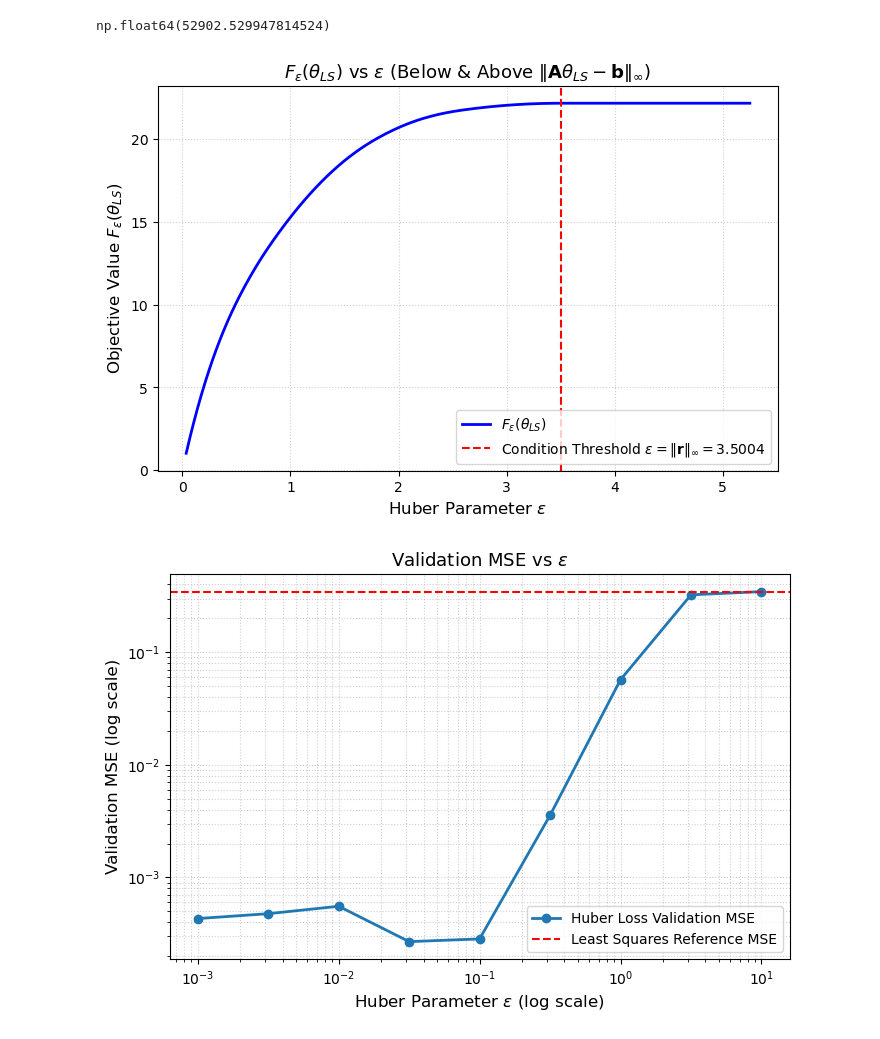
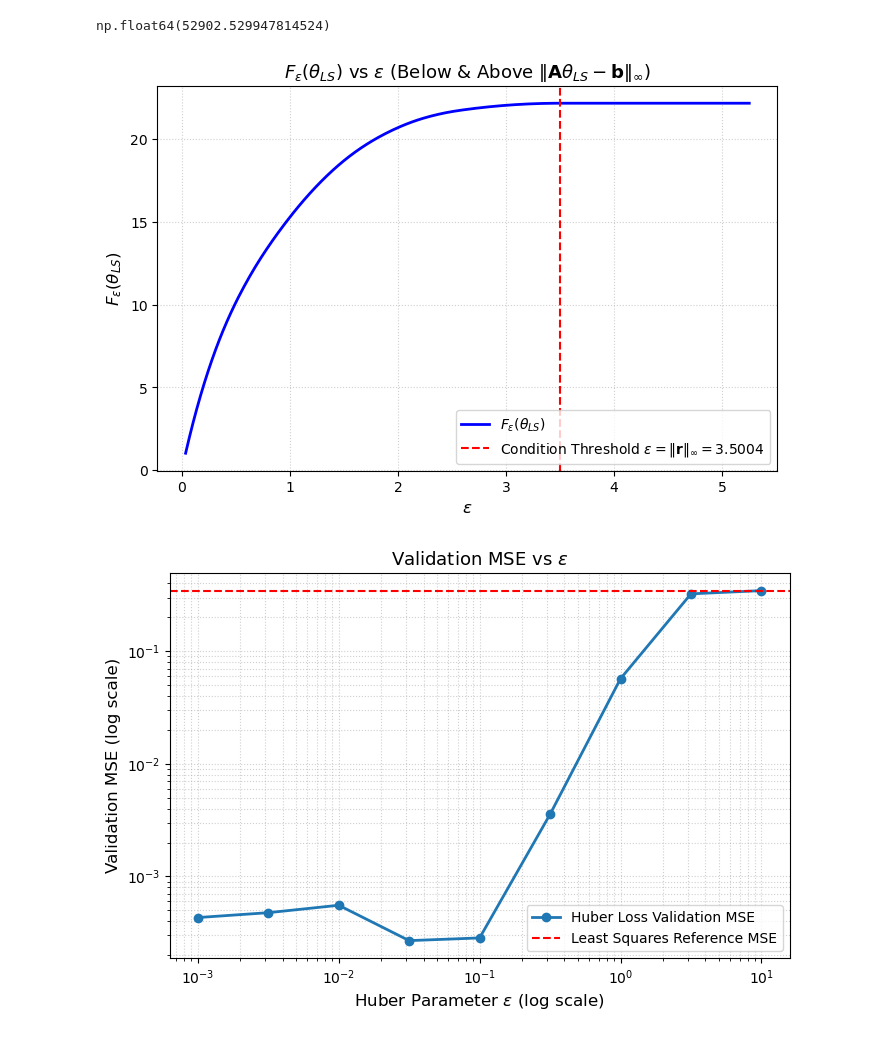
Before and after one commit to db423/Optimisation, a Jupyter notebook: Optimisation_coursework/cw.ipynb, the cells around one changed output. Saved outputs shown, nothing was run; the diff lists cells and outputs as text; code cells hidden in the pictures.

```diff
--- a/Optimisation_coursework/cw.ipynb
+++ b/Optimisation_coursework/cw.ipynb
@@ -116,36 +116,36 @@ res = A @ theta_ls - b
 max_res = np.max(np.abs(res))  # ||A*theta_LS - b||_infty
 
 # 3. Create a range of epsilon values (from slightly above 0 to max_res * 1.5)
 eps_values = np.linspace(0.01 * max_res, 1.5 * max_res, 300)
 f_values = []
 
 # 4. Compute F_eps(theta_LS) for each epsilon
 for eps in eps_values:
     # Sum Huber loss across all residual elements
     F_eps = np.sum(huber_loss(res, eps))
     f_values.append(F_eps)
 
 # 5. Distance from the condition: (max_res - epsilon)
 # Positive distance = epsilon is BELOW the condition (epsilon < max_res)
 # Negative distance = epsilon is ABOVE the condition (epsilon > max_res)
 distance_from_condition = max_res - eps_values
 
 # --- Plotting ---
 plt.figure(figsize=(8, 5))
 plt.plot(eps_values, f_values, label=r'$F_\epsilon(\theta_{LS})$', color='blue', linewidth=2)
 
 # Vertical line at the threshold epsilon = ||A*theta_LS - b||_infty
 plt.axvline(x=max_res, color='red', linestyle='--',
             label=rf'Condition Threshold $\epsilon = \|\mathbf{{r}}\|_{{\infty}} = {max_res:.4f}$')
 
-plt.xlabel(r'Huber Parameter $\epsilon$', fontsize=12)
-plt.ylabel(r'Objective Value $F_\epsilon(\theta_{LS})$', fontsize=12)
+plt.xlabel(r'$\epsilon$', fontsize=12)
+plt.ylabel(r'$F_\epsilon(\theta_{LS})$', fontsize=12)
 plt.title(r'$F_\epsilon(\theta_{LS})$ vs $\epsilon$ (Below & Above $\|\mathbf{A}\theta_{LS} - \mathbf{b}\|_\infty$)', fontsize=13)
 plt.legend()
 plt.grid(True, linestyle=':', alpha=0.6)
 plt.show()
 # %% [output]
-[figure, old version]
+[figure, new version]
 # %%
 import numpy as np
 import matplotlib.pyplot as plt
```
Also changed, not shown: parts of 3 cells of this notebook, 5 other files.
